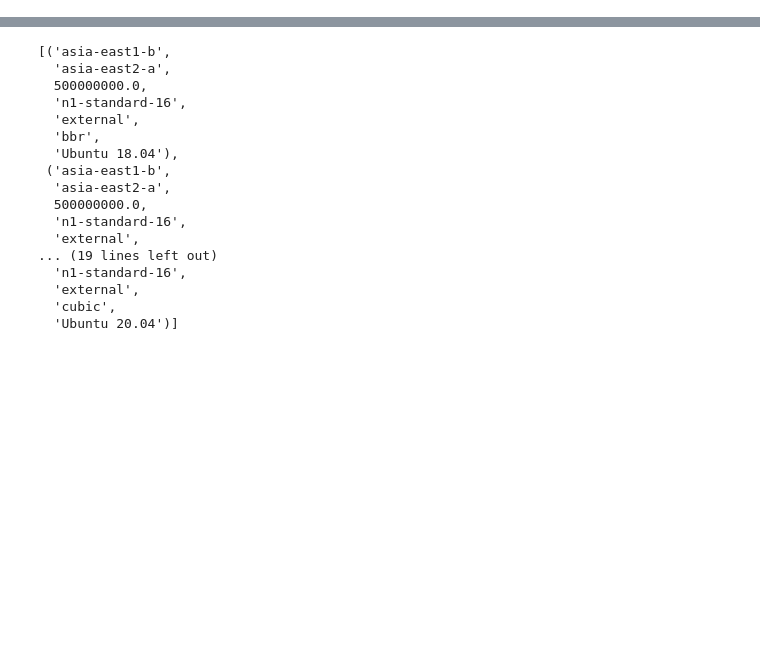
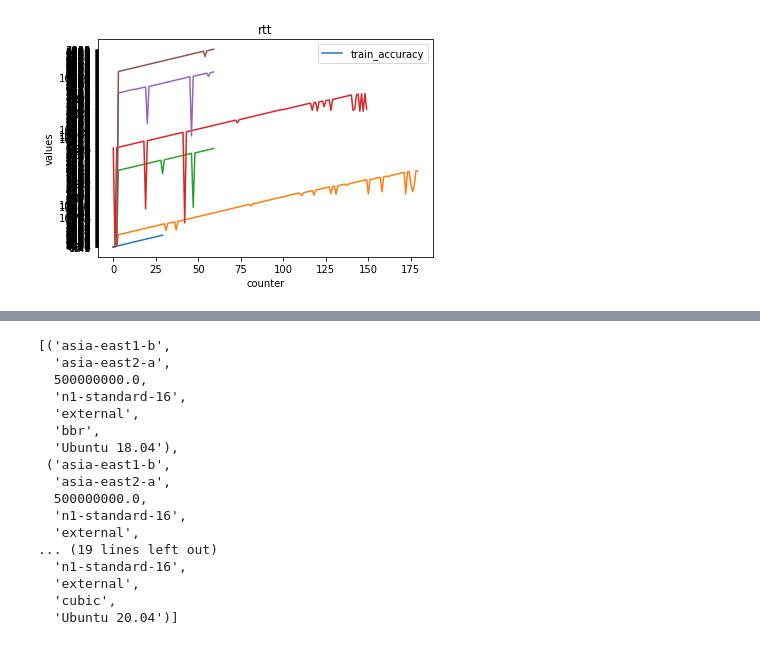
Before and after one commit to SMU-ATT-Center-for-Virtualization/network_performance_anomaly_detect, a Jupyter notebook: fulldataprepfile.ipynb, the cells around one changed output, grey strips where cells are left out. Saved outputs shown, nothing was run; the diff lists cells and outputs as text; code cells hidden in the pictures; blank space fills up the shorter version.

```diff
--- a/data_prep_test.ipynb
+++ b/fulldataprepfile.ipynb
@@ -30,0 +146,30 @@ df = df.set_index('thedate')
+# %%
+regions = []
+timestamps = []
+rttValues = []
+counter = 0
+for x in list(gb.groups):
+  regions.append((x[0], x[1]))
+  counter+=1
+  #print(type(x[5]))
+  translation_table = dict.fromkeys(map(ord, "[']"), None)
+  tempList = x[6].translate(translation_table)
+  tempList = tempList.split(", ")
+  #print(f"temp list is: {tempList}")
+  tempCounter = []
+  xValues = 0
+  for y in range(len(tempList)):
+    tempCounter.append(xValues)
+    xValues+=1
+  timestamps.append(tempCounter)
+  rttValues.append(tempList)
+  if counter > 1000:
+        break
+counter = 0
+for x in range(len(rttValues[0])):
+    timestamps.append(counter)
+
+    counter+=1
+print(f"rttValues: {rttValues[0:3]}")
+print(f"timestamps: {timestamps[0]}")
+print(f"regions: {regions[0:10]}")
@@ -31,3 +180,18 @@ df = df.set_index('thedate')
+# %%
+##TROY GRAPHING CELL
+for x in range(6):
+    if regions[x] == ('asia-east1-b', 'us-central1-a'):
+        plt.plot(timestamps[x],rttValues[x])
+#plt.plot(timestamps[0],rttValues[0])
+# plt.plot(train_history.history['val_accuracy'])
+plt.title(f'rtt')
+plt.ylabel('values')
+plt.legend(['train_accuracy'])
+plt.xlabel('counter')
+# plt.legend(['no_error', '0.1 error rate'], loc='upper left')
+plt.show()
+# %% [output]
+[figure, added]
 # %%
 one_hot_machine_type = pd.get_dummies(df['vm_1_machine_type'], dtype='float')
 df = df.join(one_hot_machine_type)
```
Also changed, not shown: parts of 14 cells of this notebook, 9 other files.
